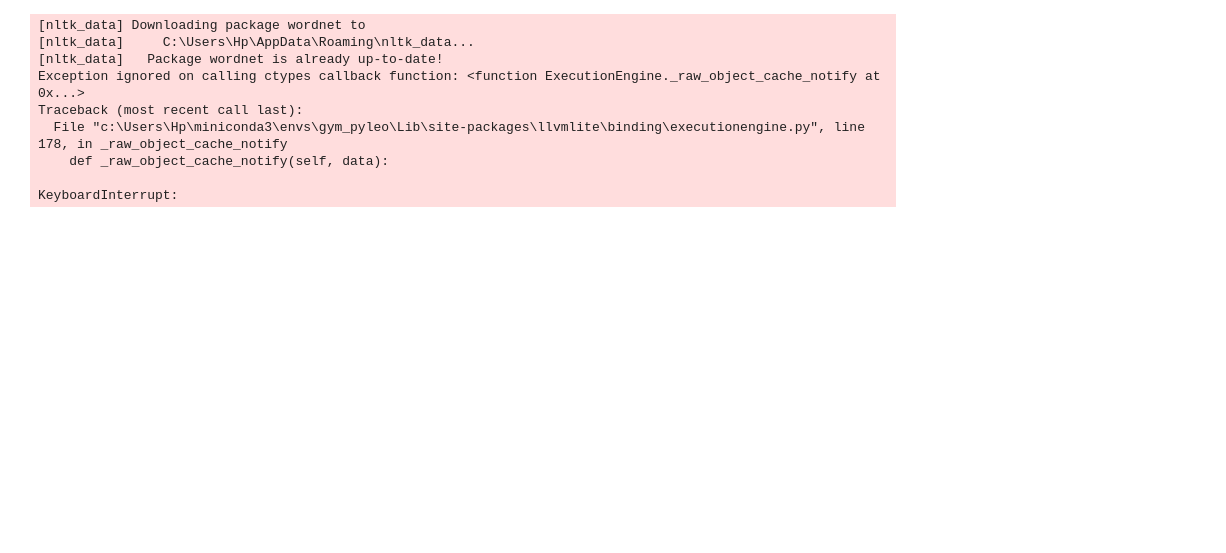
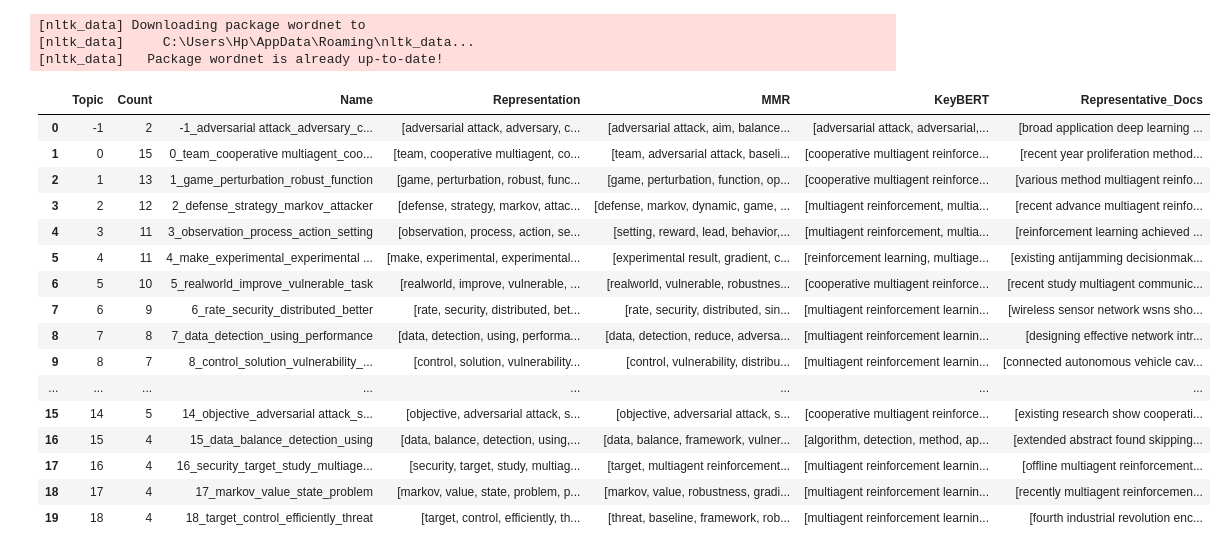
Before and after one commit to HamBa-m/sci-scraper, a Jupyter notebook: notebooks/cluster.ipynb, the cells around one changed output. Drawn from its saved outputs; the diff is of its cells as text; code cells hidden in the pictures; blank space fills up the shorter version.

```diff
--- a/notebooks/cluster.ipynb
+++ b/notebooks/cluster.ipynb
@@ -7,6 +7,9 @@ from nltk.corpus import stopwords
 import hdbscan
 from umap import UMAP
 from sentence_transformers import SentenceTransformer
+from bertopic.representation import MaximalMarginalRelevance, KeyBERTInspired
+from sklearn.feature_extraction.text import CountVectorizer
+from bertopic.vectorizers import ClassTfidfTransformer
 
 # Download stopwords
 stop_words = set(stopwords.words('english'))
@@ -35,8 +38,14 @@ def preprocess_text(text):
     return ' '.join(words)
 
 # Step 1: Read the Excel file
-file_path = '../results/merged_papers.xlsx'
-df = pd.read_excel(file_path)
+# Load the old results
+old_results = pd.read_excel('../results/old_results.xlsx')
+# load the new results
+new_results = pd.read_excel('../results/relevant_papers.xlsx')
+# Concatenate the old and new results
+df = pd.concat([old_results, new_results])
+df = df.drop_duplicates(subset=['Title'])
+df = df.reset_index(drop=True)
 
 # Step 2: Extract the "abstract" column
 abstracts = df['Abstract'].tolist()
@@ -49,9 +58,26 @@ embedding_model = SentenceTransformer('all-MiniLM-L6-v2')
 embeddings = embedding_model.encode(preprocessed_abstracts)
 
 # Step 5: Use BERTopic to extract topics and cluster the abstracts
-umap_model = UMAP(n_neighbors=10, n_components=5, min_dist=0.0, metric='cosine', random_state=42)
-hdbscan_model = hdbscan.HDBSCAN(min_cluster_size=5, min_samples=1, metric='euclidean', cluster_selection_method='eom')
-topic_model = BERTopic(umap_model=umap_model, hdbscan_model=hdbscan_model, embedding_model=embedding_model, min_topic_size=10)
+umap_model = UMAP(n_neighbors=15, n_components=15, min_dist=0.0, metric='cosine', random_state=42) # Reduce the dimensionality of the embeddings
+hdbscan_model = hdbscan.HDBSCAN(min_cluster_size=4, min_samples=1, metric='euclidean', cluster_selection_method='eom') # Cluster the embeddings
+representation_model_mmr = MaximalMarginalRelevance(diversity=0.6) # Select the most representative sentences using Maximal Marginal Relevance
+representation_model_kb = KeyBERTInspired() # Select the most representative sentences using KeyBERTInspired
+representation_model = {
+    "MMR": representation_model_mmr,
+    "KeyBERT": representation_model_kb
+}
+vectorizer_model = CountVectorizer(stop_words="english", ngram_range=(1, 4), min_df=10) # Vectorize the sentences
+ctfidf_model = ClassTfidfTransformer(reduce_frequent_words=True) # Reduce the most frequent words
+
+topic_model = BERTopic( umap_model=umap_model,
+                        hdbscan_model=hdbscan_model,
+                        embedding_model=embedding_model,
+                        representation_model=representation_model,
+                        vectorizer_model=vectorizer_model,
+                        ctfidf_model=ctfidf_model,
+                        nr_topics="auto",
+                        min_topic_size=10)
+
 topics, probs = topic_model.fit_transform(preprocessed_abstracts, embeddings)
 
 # Display the topics
@@ -60,9 +86,23 @@ topic_df = topic_model.get_topic_info()
 [nltk_data] Downloading package wordnet to
 [nltk_data]     C:\Users\Hp\AppData\Roaming\nltk_data...
 [nltk_data]   Package wordnet is already up-to-date!
-Exception ignored on calling ctypes callback function: <function ExecutionEngine._raw_object_cache_notify at 0x...>
-Traceback (most recent call last):
-  File "c:\Users\Hp\miniconda3\envs\gym_pyleo\Lib\site-packages\llvmlite\binding\executionengine.py", line 178, in _raw_object_cache_notify
-    def _raw_object_cache_notify(self, data):
-
-KeyboardInterrupt:
+# %%
+topic_df
+# %% [output]
+|  | Topic | Count | Name | Representation | MMR | KeyBERT | Representative_Docs |
+| 0 | -1 | 2 | -1_adversarial attack_adversary_c... | [adversarial attack, adversary, c... | [adversarial attack, aim, balance... | [adversarial attack, adversarial,... | [broad application deep learning ... |
+| 1 | 0 | 15 | 0_team_cooperative multiagent_coo... | [team, cooperative multiagent, co... | [team, adversarial attack, baseli... | [cooperative multiagent reinforce... | [recent year proliferation method... |
+| 2 | 1 | 13 | 1_game_perturbation_robust_function | [game, perturbation, robust, func... | [game, perturbation, function, op... | [cooperative multiagent reinforce... | [various method multiagent reinfo... |
+| 3 | 2 | 12 | 2_defense_strategy_markov_attacker | [defense, strategy, markov, attac... | [defense, markov, dynamic, game, ... | [multiagent reinforcement, multia... | [recent advance multiagent reinfo... |
+| 4 | 3 | 11 | 3_observation_process_action_setting | [observation, process, action, se... | [setting, reward, lead, behavior,... | [multiagent reinforcement, multia... | [reinforcement learning achieved ... |
+| 5 | 4 | 11 | 4_make_experimental_experimental ... | [make, experimental, experimental... | [experimental result, gradient, c... | [reinforcement learning, multiage... | [existing antijamming decisionmak... |
+| 6 | 5 | 10 | 5_realworld_improve_vulnerable_task | [realworld, improve, vulnerable, ... | [realworld, vulnerable, robustnes... | [cooperative multiagent reinforce... | [recent study multiagent communic... |
+| 7 | 6 | 9 | 6_rate_security_distributed_better | [rate, security, distributed, bet... | [rate, security, distributed, sin... | [multiagent reinforcement learnin... | [wireless sensor network wsns sho... |
+| 8 | 7 | 8 | 7_data_detection_using_performance | [data, detection, using, performa... | [data, detection, reduce, adversa... | [multiagent reinforcement learnin... | [designing effective network intr... |
+| 9 | 8 | 7 | 8_control_solution_vulnerability_... | [control, solution, vulnerability... | [control, vulnerability, distribu... | [multiagent reinforcement learnin... | [connected autonomous vehicle cav... |
+| ... | ... | ... | ... | ... | ... | ... | ... |
+| 15 | 14 | 5 | 14_objective_adversarial attack_s... | [objective, adversarial attack, s... | [objective, adversarial attack, s... | [cooperative multiagent reinforce... | [existing research show cooperati... |
+| 16 | 15 | 4 | 15_data_balance_detection_using | [data, balance, detection, using,... | [data, balance, framework, vulner... | [algorithm, detection, method, ap... | [extended abstract found skipping... |
+| 17 | 16 | 4 | 16_security_target_study_multiage... | [security, target, study, multiag... | [target, multiagent reinforcement... | [multiagent reinforcement learnin... | [offline multiagent reinforcement... |
+| 18 | 17 | 4 | 17_markov_value_state_problem | [markov, value, state, problem, p... | [markov, value, robustness, gradi... | [multiagent reinforcement learnin... | [recently multiagent reinforcemen... |
+| 19 | 18 | 4 | 18_target_control_efficiently_threat | [target, control, efficiently, th... | [threat, baseline, framework, rob... | [multiagent reinforcement learnin... | [fourth industrial revolution enc... |
```
Also changed, not shown: parts of 13 cells of this notebook, 1 other file.
